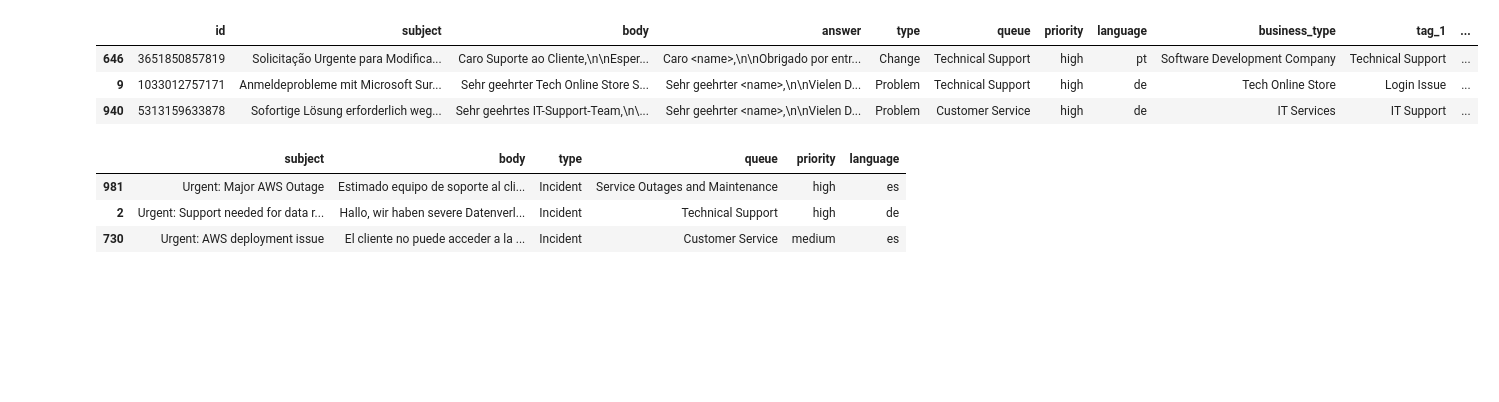
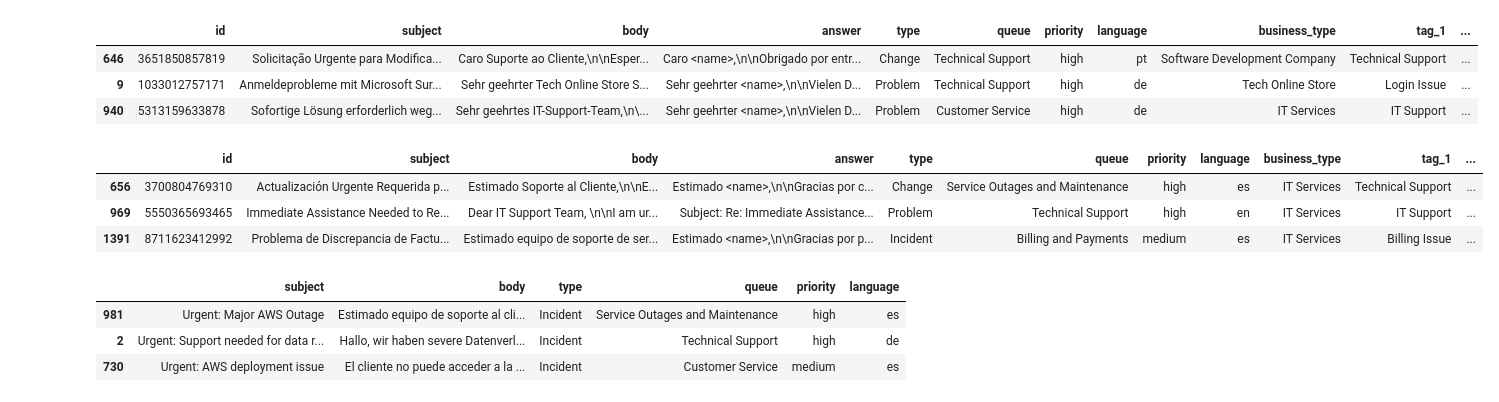
Before and after one commit to Kripa8702/Text-Classifier---Urgent-vs.-No-Urgent, a Jupyter notebook: classification_with_tfId.ipynb, the cells around one changed output. Cells and saved outputs as stored; diff of their text form; code cells hidden in the pictures; blank space fills up the shorter version.

Commit message:
Added: body translation

```diff
--- a/classification_with_tfId.ipynb
+++ b/classification_with_tfId.ipynb
@@ -126,2 +123,9 @@ df_multi_language.to_csv('helpdesk_customer_tickets_translated.csv', index=False
 # %%
 df_multi_language['body_translated'] = df_multi_language['body'].apply(lambda x: translator.translate(x))
+# %%
+df_multi_language.sample(3)
+# %% [output]
+|  | id | subject | body | answer | type | queue | priority | language | business_type | tag_1 | ... |
+| 656 | 3700804769310 | Actualización Urgente Requerida p... | Estimado Soporte al Cliente,\n\nE... | Estimado <name>,\n\nGracias por c... | Change | Service Outages and Maintenance | high | es | IT Services | Technical Support | ... |
+| 969 | 5550365693465 | Immediate Assistance Needed to Re... | Dear IT Support Team, \n\nI am ur... | Subject: Re: Immediate Assistance... | Problem | Technical Support | high | en | IT Services | IT Support | ... |
+| 1391 | 8711623412992 | Problema de Discrepancia de Factu... | Estimado equipo de soporte de ser... | Estimado <name>,\n\nGracias por p... | Incident | Billing and Payments | medium | es | IT Services | Billing Issue | ... |
```
Also changed, not shown: parts of 2 cells of this notebook, 1 other file.
